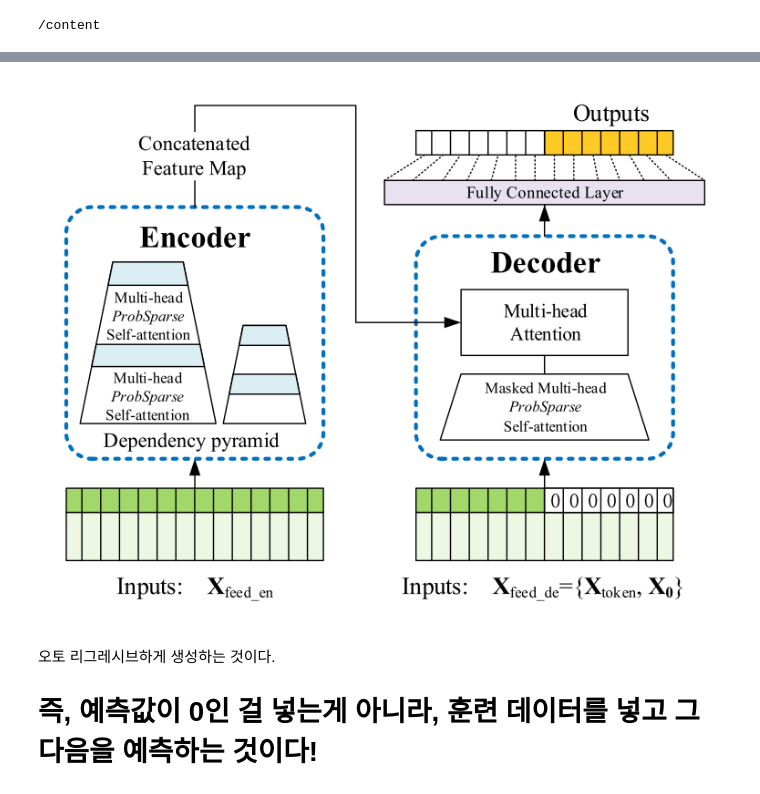
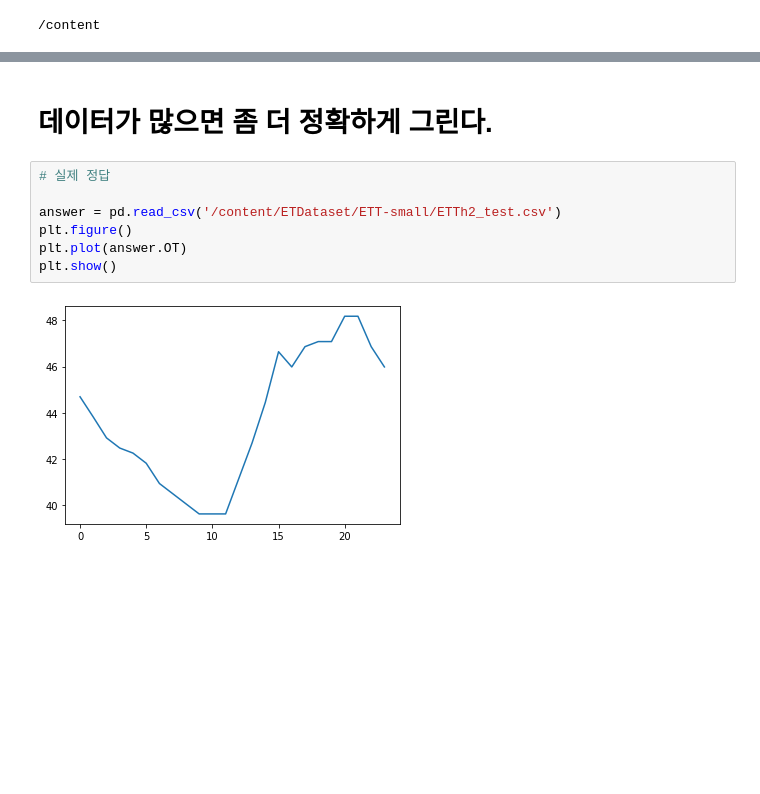
Before and after one commit to K-107/exercise, a Jupyter notebook: Informer.ipynb, the cells around one changed output, grey strips where cells are left out. Drawn from its saved outputs; the diff is of its cells as text; blank space fills up the shorter version.

```diff
--- a/Informer.ipynb
+++ b/Informer.ipynb
@@ -514,6 +423,11 @@ plt.show()
-# %% [markdown]
-![image.png](embedded-picture-1)
-# %% [markdown]
-오토 리그레시브하게 생성하는 것이다.
-
-# 즉, 예측값이 0인 걸 넣는게 아니라, 훈련 데이터를 넣고 그 다음을 예측하는 것이다!
+# %% [markdown]
+# 데이터가 많으면 좀 더 정확하게 그린다.
+# %%
+# 실제 정답
+
+answer = pd.read_csv('/content/ETDataset/ETT-small/ETTh2_test.csv')
+plt.figure()
+plt.plot(answer.OT)
+plt.show()
+# %% [output]
+[figure, added]
```
Also changed, not shown: parts of 58 cells of this notebook.
